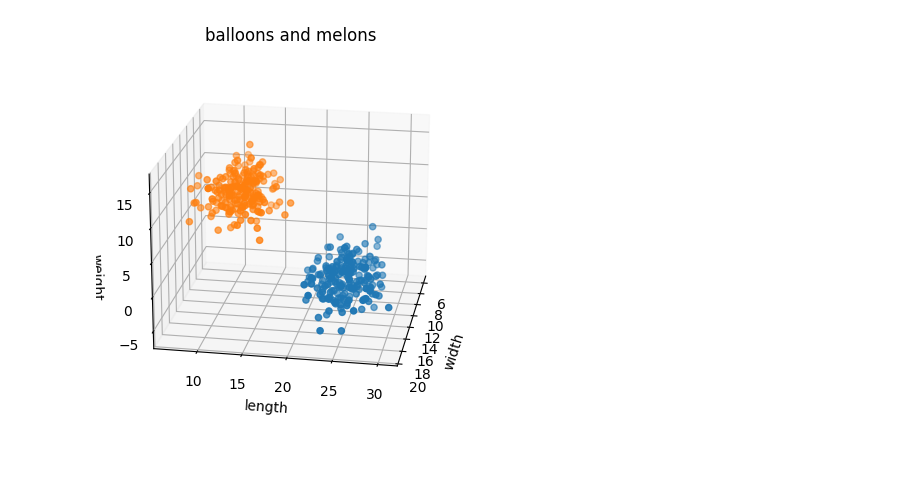
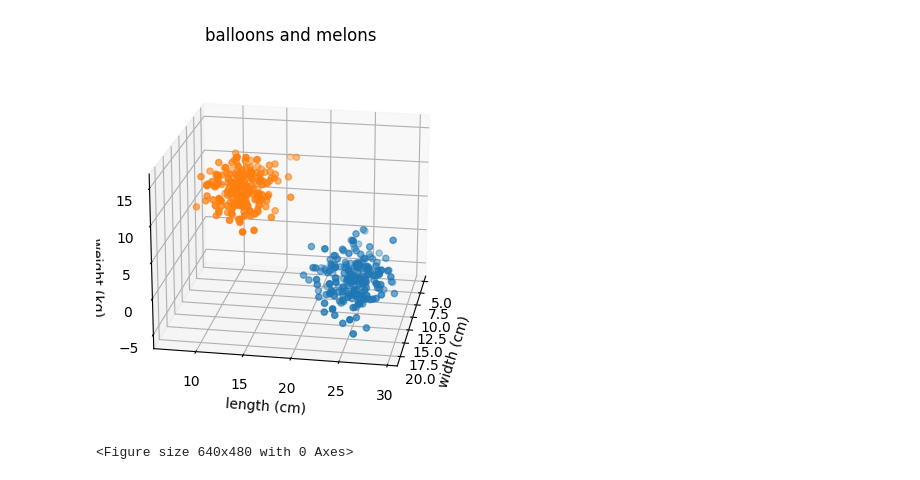
Before and after one commit to MSaberian/PyLearnDataScience, a Jupyter notebook: PyLearnMLDataScience/balloons_melons.ipynb, the cells around one changed output. Cells and saved outputs as stored; diff of their text form; code cells hidden in the pictures.

```diff
--- a/PyLearnMLDataScience/balloons_melons.ipynb
+++ b/PyLearnMLDataScience/balloons_melons.ipynb
@@ -4,27 +4,29 @@ import numpy as np
 # %%
 fig = plt.figure()
 ax = fig.add_subplot(projection='3d')
 
 n = 200
 std = 2
 
 xs = np.random.normal(15, std, n)
 ys = np.random.normal(25, std, n)
 zs = np.random.normal(.05, std, n)
 ax.scatter(xs, ys, zs, marker='o')
 
 xs = np.random.normal(12.5, std, n)
 ys = np.random.normal(12.5, std, n)
 zs = np.random.normal(10, std, n)
 ax.scatter(xs, ys, zs, marker='o')
 
-ax.set_xlabel('width')
-ax.set_ylabel('length')
-ax.set_zlabel('weight')
+ax.set_xlabel('width (cm)')
+ax.set_ylabel('length (cm)')
+ax.set_zlabel('weight (kg)')
 
 ax.view_init(20,10)
 
 plt.title('balloons and melons')
 plt.show()
+plt.savefig('sdfsdf.jpg')
 # %% [output]
-[figure, old version]
+[figure, new version]
+<Figure size 640x480 with 0 Axes>
```
Also changed, not shown: 1 other file.
